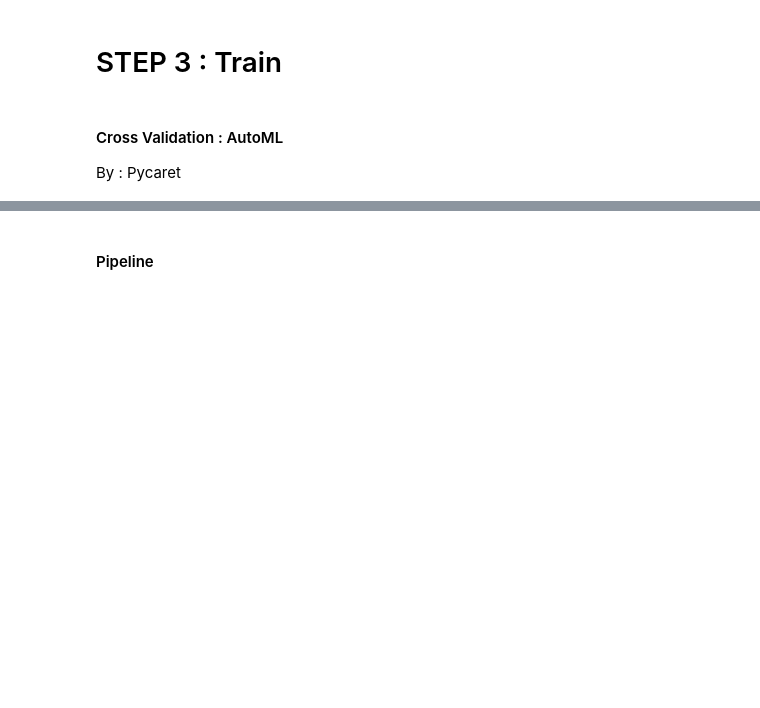
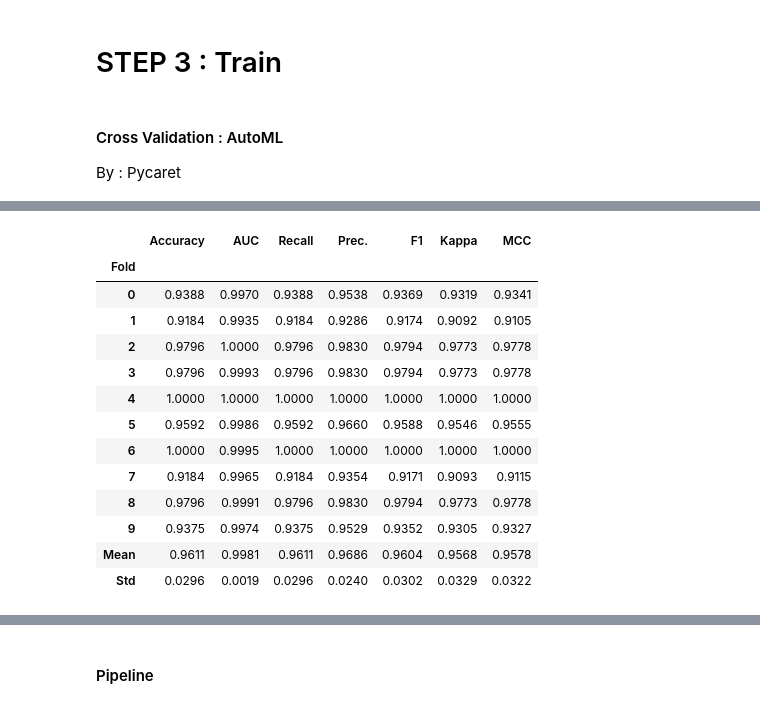
Before and after one commit to HikariJadeEmpire/THNumber_img_classification, a Jupyter notebook: numberclassifier.ipynb, the cells around one changed output, grey strips where cells are left out. Cells and saved outputs as stored; diff of their text form; code cells hidden in the pictures; blank space fills up the shorter version.

```diff
--- a/numberclassifier.ipynb
+++ b/numberclassifier.ipynb
@@ -260,0 +245,3 @@ Original model was better than the tuned model, hence it will be returned. NOTE:
+# %%
+model = create_model('et')
+# %% [output]
@@ -260,0 +249,14 @@ Original model was better than the tuned model, hence it will be returned. NOTE:
+|  | Accuracy | AUC | Recall | Prec. | F1 | Kappa | MCC |
+| Fold |  |  |  |  |  |  |  |
+| 0 | 0.9388 | 0.9970 | 0.9388 | 0.9538 | 0.9369 | 0.9319 | 0.9341 |
+| 1 | 0.9184 | 0.9935 | 0.9184 | 0.9286 | 0.9174 | 0.9092 | 0.9105 |
+| 2 | 0.9796 | 1.0000 | 0.9796 | 0.9830 | 0.9794 | 0.9773 | 0.9778 |
+| 3 | 0.9796 | 0.9993 | 0.9796 | 0.9830 | 0.9794 | 0.9773 | 0.9778 |
+| 4 | 1.0000 | 1.0000 | 1.0000 | 1.0000 | 1.0000 | 1.0000 | 1.0000 |
+| 5 | 0.9592 | 0.9986 | 0.9592 | 0.9660 | 0.9588 | 0.9546 | 0.9555 |
+| 6 | 1.0000 | 0.9995 | 1.0000 | 1.0000 | 1.0000 | 1.0000 | 1.0000 |
+| 7 | 0.9184 | 0.9965 | 0.9184 | 0.9354 | 0.9171 | 0.9093 | 0.9115 |
+| 8 | 0.9796 | 0.9991 | 0.9796 | 0.9830 | 0.9794 | 0.9773 | 0.9778 |
+| 9 | 0.9375 | 0.9974 | 0.9375 | 0.9529 | 0.9352 | 0.9305 | 0.9327 |
+| Mean | 0.9611 | 0.9981 | 0.9611 | 0.9686 | 0.9604 | 0.9568 | 0.9578 |
+| Std | 0.0296 | 0.0019 | 0.0296 | 0.0240 | 0.0302 | 0.0329 | 0.0322 |
```
Also changed, not shown: parts of 11 cells of this notebook, 1 other file.
